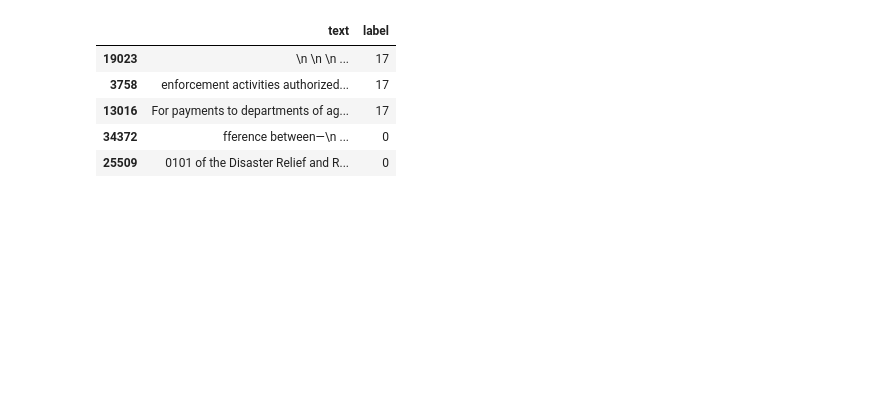
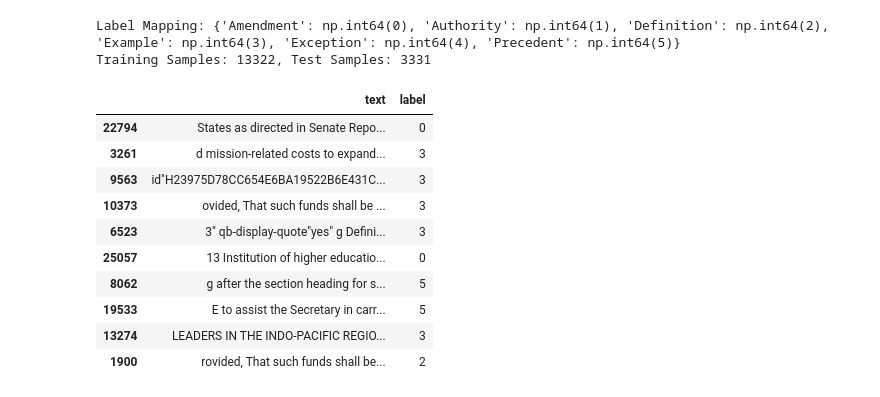
Before and after one commit to RaphaelEse/LawGorithmML, a Jupyter notebook: ML/Untitled25.ipynb, the cells around one changed output. Cells and saved outputs as stored; diff of their text form; code cells hidden in the pictures; blank space fills up the shorter version.

```diff
--- a/ML/Untitled25.ipynb
+++ b/ML/Untitled25.ipynb
@@ -21,7 +39,7 @@ import concurrent.futures
 bills_path = "/content/LawGorithmML/citations/citations/sample_bills"
 
 # Get all text files in the directory
-bill_files = sorted(glob.glob(os.path.join(bills_path, "*.txt")))[:10]
+bill_files = sorted(glob.glob(os.path.join(bills_path, "*.txt")))
 
 bill_texts = {}
 def load_file(file):
@@ -65,24 +90,33 @@ df_citations.head()
 # Define context window size (adjust as needed)
 CONTEXT_WINDOW = 200  # Number of characters before and after citation
 
-# Function to find citation context in any bill
-def extract_context_any_bill(citation_text):
+def extract_context(args):
+    """Extracts context from a bill given a citation."""
+    citation_text, bill_texts = args  # Unpack arguments
     for bill_name, bill_text in bill_texts.items():
         match = re.search(re.escape(citation_text), bill_text)
         if match:
             start, end = match.start(), match.end()
-            before = bill_text[max(0, start - CONTEXT_WINDOW): start]
-            after = bill_text[end: min(len(bill_text), end + CONTEXT_WINDOW)]
-            return before + citation_text + after  # Return first found match
+            before = bill_text[max(0, start - CONTEXT_WINDOW): start].strip()
+            after = bill_text[end: min(len(bill_text), end + CONTEXT_WINDOW)].strip()
+            context = before + " " + citation_text + " " + after
+
+            # Clean text
+            context = re.sub(r"\s+", " ", context)  # Remove excessive spaces
+            context = re.sub(r"[^\w\s.,;:?!'\"-]", "", context)  # Remove unwanted symbols
+
+            return context if len(context) > 20 else None  # Ensure meaningful context
     return None  # No match found
 
-# Apply the function to extract citation contexts
-df_citations["context"] = df_citations["text"].apply(extract_context_any_bill)
+# Apply multiprocessing
+with multiprocessing.Pool(processes=multiprocessing.cpu_count()) as pool:
+    df_citations["context"] = pool.map(extract_context, [(text, bill_texts) for text in df_citations["text"]])
+
 
 # Drop rows where no context was found
 df_citations = df_citations.dropna(subset=["context"])
 
-# Show some extracted contexts
+# Extracted contexts sample
 df_citations.head()
 # %% [output]
 |  | text | startPosition | endPosition | normCite | citeType | altCite | pinCiteStr | pageRangeStr | nodeId | ... |
@@ -94,30 +128,44 @@ df_citations.head()
 # %%
 # Keep only necessary columns
-df = df_citations[["context", "citeType"]]
-df = df.rename(columns={"context": "input_text", "citeType": "label"})
+df = df_citations[["text", "normCite", "citeType", "context", "high_confidence"]]
 
-# Encode labels as numbers
+# Rename columns for clarity
+df = df.rename(columns={"high_confidence": "label"})
+
+# Encode labels as numbers (since models need numerical labels)
 label_encoder = LabelEncoder()
 df["label"] = label_encoder.fit_transform(df["label"])
 
+# Save label mapping for later decoding
+label_mapping = dict(zip(label_encoder.classes_, label_encoder.transform(label_encoder.classes_)))
+print("Label Mapping:", label_mapping)
+
 # Split into train/test sets
 train_texts, test_texts, train_labels, test_labels = train_test_split(
-    df["input_text"], df["label"], test_size=0.2, random_state=42
+    df["context"], df["label"], test_size=0.2, random_state=42
 )
 
 # Convert into Pandas DataFrame format
 train_df = pd.DataFrame({"text": train_texts, "label": train_labels})
 test_df = pd.DataFrame({"text": test_texts, "label": test_labels})
 
 # Show some training examples
-train_df.head()
+print(f"Training Samples: {len(train_df)}, Test Samples: {len(test_df)}")
+train_df.head(10)
 # %% [output]
+Label Mapping: {'Amendment': np.int64(0), 'Authority': np.int64(1), 'Definition': np.int64(2), 'Example': np.int64(3), 'Exception': np.int64(4), 'Precedent': np.int64(5)}
+Training Samples: 13322, Test Samples: 3331
 |  | text | label |
-| 19023 | \n \n \n ... | 17 |
-| 3758 | enforcement activities authorized... | 17 |
-| 13016 | For payments to departments of ag... | 17 |
-| 34372 | fference between—\n ... | 0 |
-| 25509 | 0101 of the Disaster Relief and R... | 0 |
+| 22794 | States as directed in Senate Repo... | 0 |
+| 3261 | d mission-related costs to expand... | 3 |
+| 9563 | id"H23975D78CC654E6BA19522B6E431C... | 3 |
+| 10373 | ovided, That such funds shall be ... | 3 |
+| 6523 | 3" qb-display-quote"yes" g Defini... | 3 |
+| 25057 | 13 Institution of higher educatio... | 0 |
+| 8062 | g after the section heading for s... | 5 |
+| 19533 | E to assist the Secretary in carr... | 5 |
+| 13274 | LEADERS IN THE INDO-PACIFIC REGIO... | 3 |
+| 1900 | rovided, That such funds shall be... | 2 |
 # %%
 # Choose model: either LegalBERT or LegalRoBERTa
 MODEL_NAME = "nlpaueb/legal-bert-base-uncased"
```
Also changed, not shown: parts of 10 cells of this notebook.
